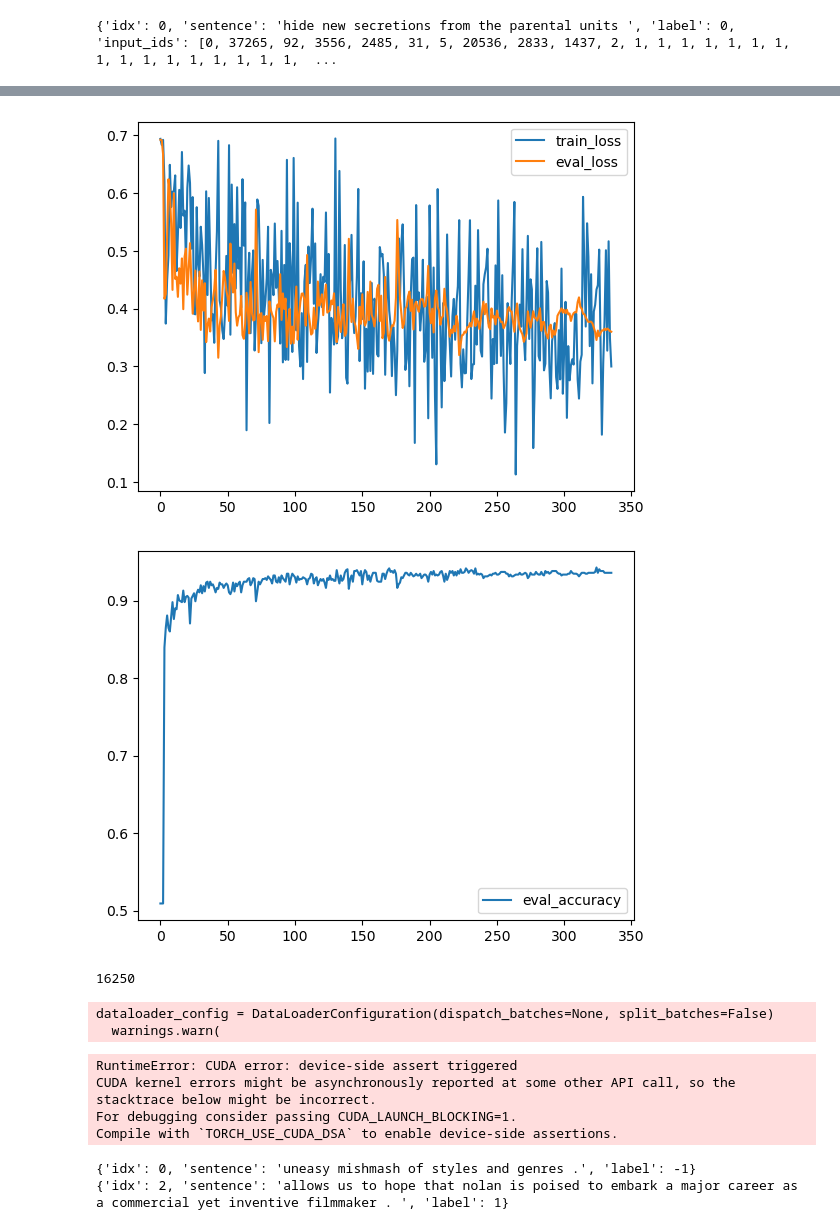
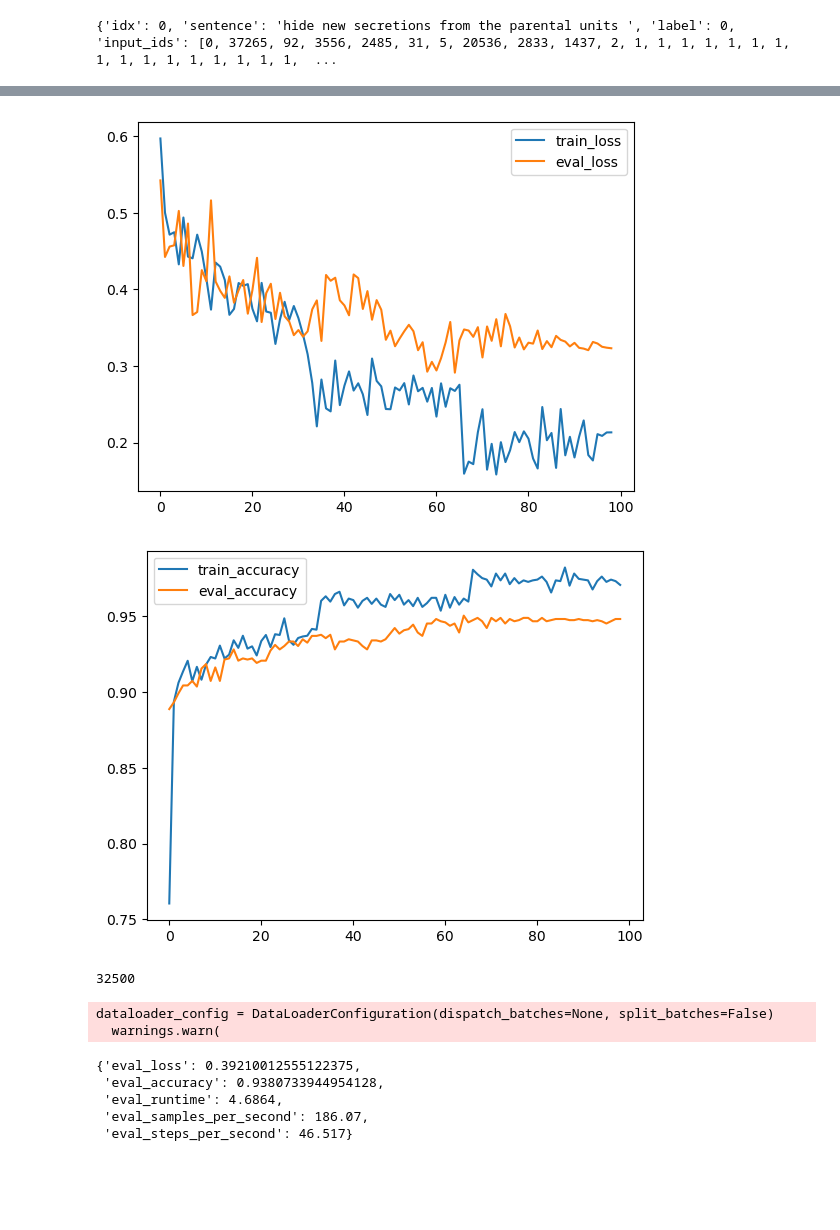
Before and after one commit to liangshaobo2001/771_HW_code_Shaobo_Liang, a Jupyter notebook: base_RoBERTA_for_SST2.ipynb, the cells around one changed output, grey strips where cells are left out. Cells and saved outputs as stored; diff of their text form; code cells hidden in the pictures; blank space fills up the shorter version.

```diff
--- a/base_RoBERTA_for_SST2.ipynb
+++ b/base_RoBERTA_for_SST2.ipynb
@@ -27,3 +27,15 @@ num_labels = len(set(dataset["train"]["label"]))
 print(num_labels)
 # %% [output]
 2
+# %%
+# Delete original test set, split the train set into train and validation, and assign original validation set to test set
+
+dataset["test"] = dataset["validation"]
+
+train_size = int(len(dataset["train"]) * 0.98)
+train_set = dataset["train"].select(list(range(train_size)))
+validation_set = dataset["train"].select(list(range(train_size, len(dataset["train"]))))
+dataset["train"] = train_set
+dataset["validation"] = validation_set
+
+print(dataset)
@@ -129,29 +207,33 @@ for log in trainer.state.log_history:
 # %%
 # Plot the results
 import matplotlib.pyplot as plt
 
 train_loss = []
+train_accuracy = []
 eval_loss = []
 eval_accuracy = []
 
 for log in trainer.state.log_history:
     if 'loss' in log:
         train_loss.append(log["loss"])
+    if 'train_accuracy' in log:
+        train_accuracy.append(log["train_accuracy"])
     elif 'eval_loss' in log:
         eval_loss.append(log["eval_loss"])
         eval_accuracy.append(log["eval_accuracy"])
 
 plt.plot(train_loss, label="train_loss")
 plt.plot(eval_loss, label="eval_loss")
 plt.legend()
 plt.show()
 
+plt.plot(train_accuracy, label="train_accuracy")
 plt.plot(eval_accuracy, label="eval_accuracy")
 plt.legend()
 plt.show()
 # %% [output]
-[figure, old version]
+[figure, new version]
-[figure, old version]
+[figure, new version]
 # %%
 # Load the best model and test
 
@@ -165,18 +247,25 @@ for log in trainer.state.log_history:
 
 print(best_checkpoint)
 
-best_model = RobertaForSequenceClassification.from_pretrained(f"./results/checkpoint-{best_checkpoint}")
+best_model = RobertaForSequenceClassification.from_pretrained(f"./base_results/checkpoint-{best_checkpoint}")
+
+# Test the best model
+trainer = Trainer(
+    model=best_model,
+    args=training_args,
+    train_dataset=tokenized_dataset["train"],
+    eval_dataset=tokenized_dataset["test"],
+    tokenizer=tokenizer,
+    compute_metrics=compute_metrics
+)
+
+trainer.evaluate()
 # %% [output]
-16250
+32500
 dataloader_config = DataLoaderConfiguration(dispatch_batches=None, split_batches=False)
   warnings.warn(
-RuntimeError: CUDA error: device-side assert triggered
-CUDA kernel errors might be asynchronously reported at some other API call, so the stacktrace below might be incorrect.
-For debugging consider passing CUDA_LAUNCH_BLOCKING=1.
-Compile with `TORCH_USE_CUDA_DSA` to enable device-side assertions.
+{'eval_loss': 0.39210012555122375,
+ 'eval_accuracy': 0.9380733944954128,
+ 'eval_runtime': 4.6864,
+ 'eval_samples_per_second': 186.07,
+ 'eval_steps_per_second': 46.517}
-# %%
-print(dataset['test'][0])
-print(dataset['validation'][2])
-# %% [output]
-{'idx': 0, 'sentence': 'uneasy mishmash of styles and genres .', 'label': -1}
-{'idx': 2, 'sentence': 'allows us to hope that nolan is poised to embark a major career as a commercial yet inventive filmmaker . ', 'label': 1}
```
Also changed, not shown: parts of 4 cells of this notebook, 2 other files.
